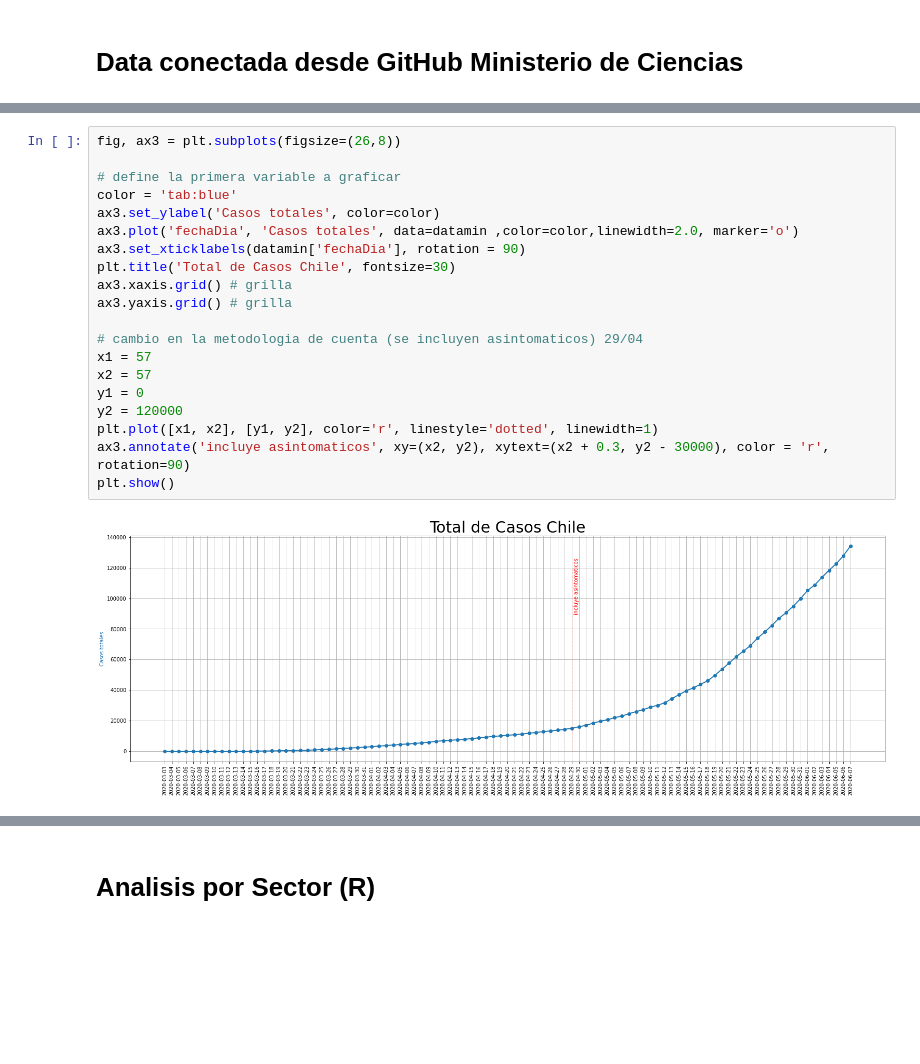
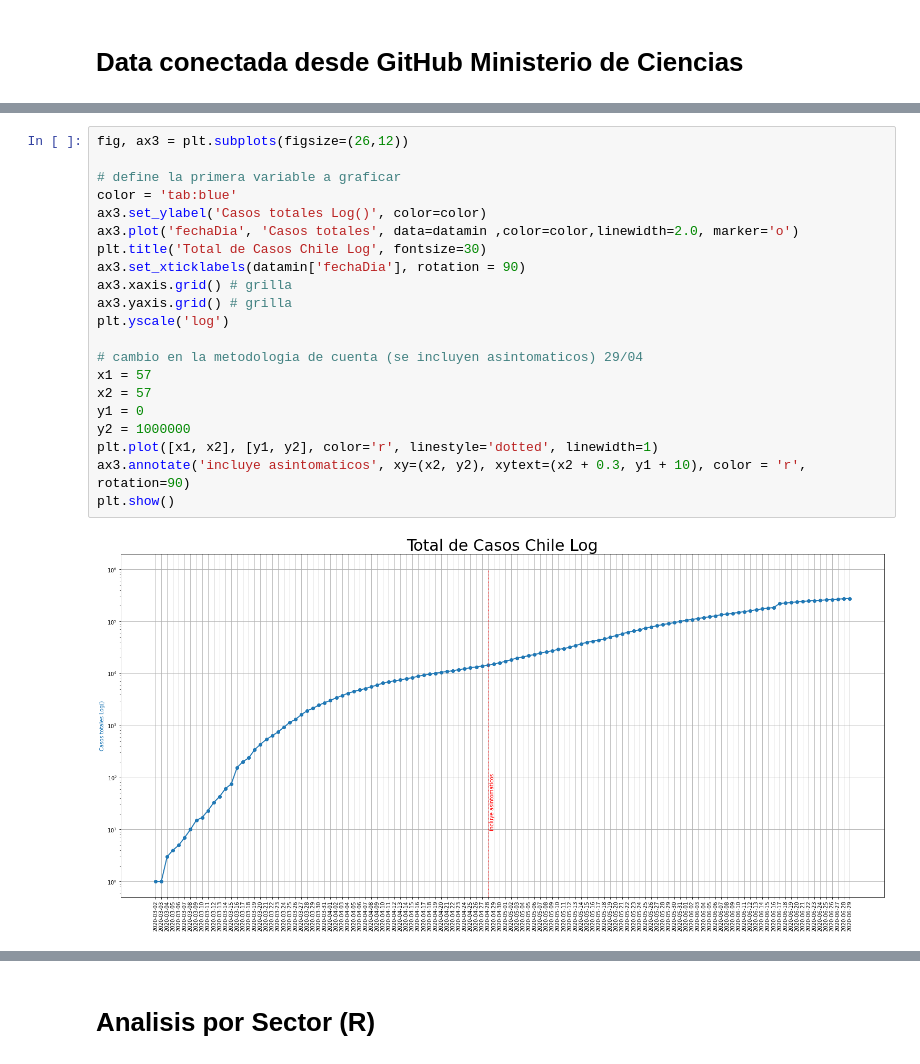
Before and after one commit to gmezaarrepol/informacionCovid, a Jupyter notebook: covid19_chile.ipynb, the cells around one changed output, grey strips where cells are left out. Drawn from its saved outputs; the diff is of its cells as text; blank space fills up the shorter version.

```diff
--- a/covid19_chile.ipynb
+++ b/covid19_chile.ipynb
@@ -38,25 +69,26 @@ datamin.tail()
 # %%
-fig, ax3 = plt.subplots(figsize=(26,8))
+fig, ax3 = plt.subplots(figsize=(26,12))
 
 # define la primera variable a graficar
 color = 'tab:blue'
-ax3.set_ylabel('Casos totales', color=color)
+ax3.set_ylabel('Casos totales Log()', color=color)
 ax3.plot('fechaDia', 'Casos totales', data=datamin ,color=color,linewidth=2.0, marker='o')
+plt.title('Total de Casos Chile Log', fontsize=30)
 ax3.set_xticklabels(datamin['fechaDia'], rotation = 90)
-plt.title('Total de Casos Chile', fontsize=30)
 ax3.xaxis.grid() # grilla
 ax3.yaxis.grid() # grilla
+plt.yscale('log')
 
 # cambio en la metodologia de cuenta (se incluyen asintomaticos) 29/04
 x1 = 57
 x2 = 57
 y1 = 0
-y2 = 120000
+y2 = 1000000
 plt.plot([x1, x2], [y1, y2], color='r', linestyle='dotted', linewidth=1)
-ax3.annotate('incluye asintomaticos', xy=(x2, y2), xytext=(x2 + 0.3, y2 - 30000), color = 'r', rotation=90)
+ax3.annotate('incluye asintomaticos', xy=(x2, y2), xytext=(x2 + 0.3, y1 + 10), color = 'r', rotation=90)
 plt.show()
 # %% [output]
-[figure, old version]
+[figure, new version]
 # %%
 fig, ax3 = plt.subplots(figsize=(26,8))
 
```
Also changed, not shown: parts of 20 cells of this notebook.
